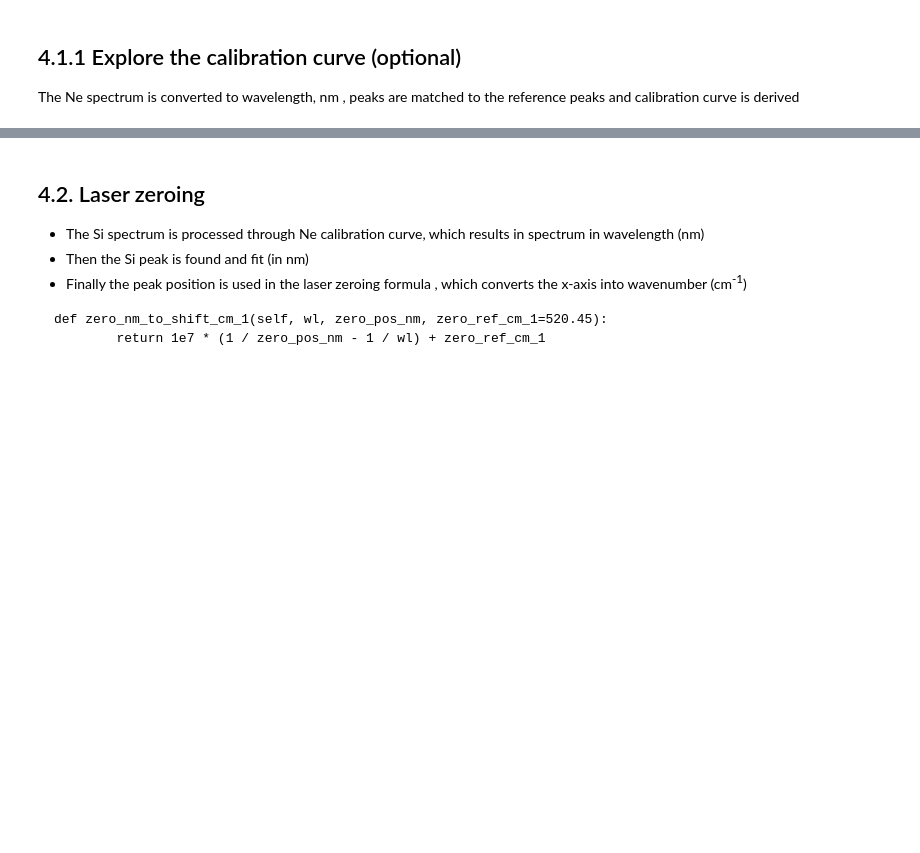
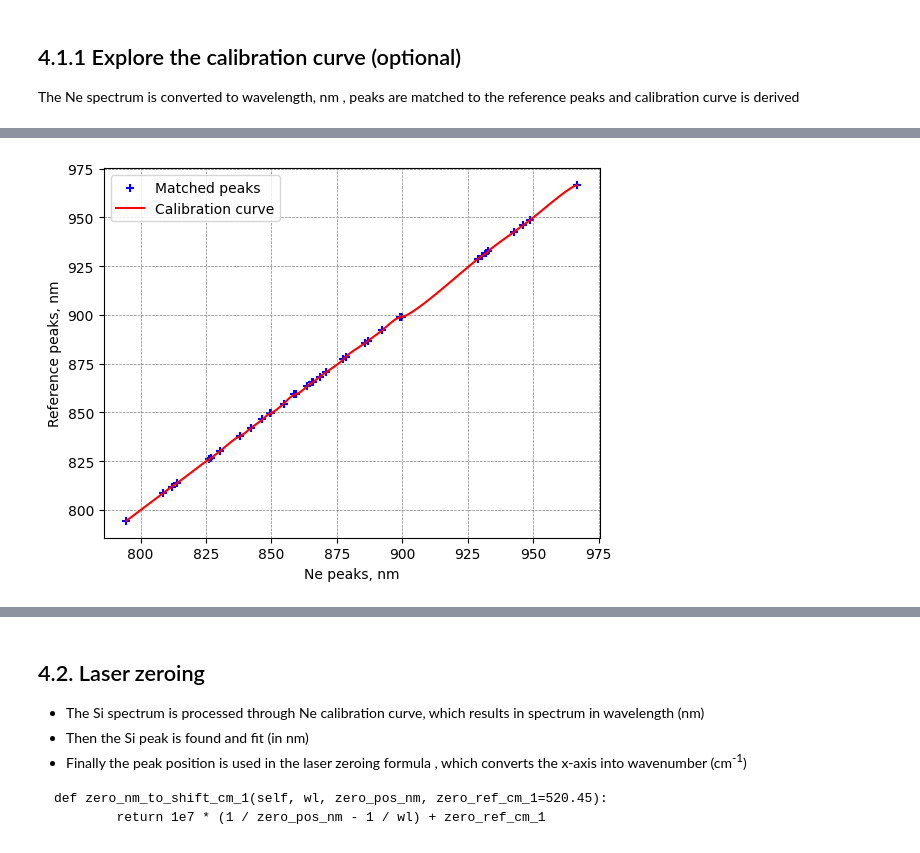
Before and after one commit to h2020charisma/ramanchada2, a Jupyter notebook: examples/publication/demo.ipynb, the cells around one changed output, grey strips where cells are left out. Saved outputs shown, nothing was run; the diff lists cells and outputs as text; code cells hidden in the pictures; blank space fills up the shorter version.

```diff
--- a/examples/publication/demo.ipynb
+++ b/examples/publication/demo.ipynb
@@ -201,2 +240,7 @@ model_neon.peaks
+# %%
+fig, ax = plt.subplots(1,1)
+model_neon.model.plot(ax=ax)
+# %% [output]
+[figure, added]
 # %%
 # we can calibrate Ne according to the calibration curve derived using Neon peaks
```
Also changed, not shown: parts of 17 cells of this notebook.
